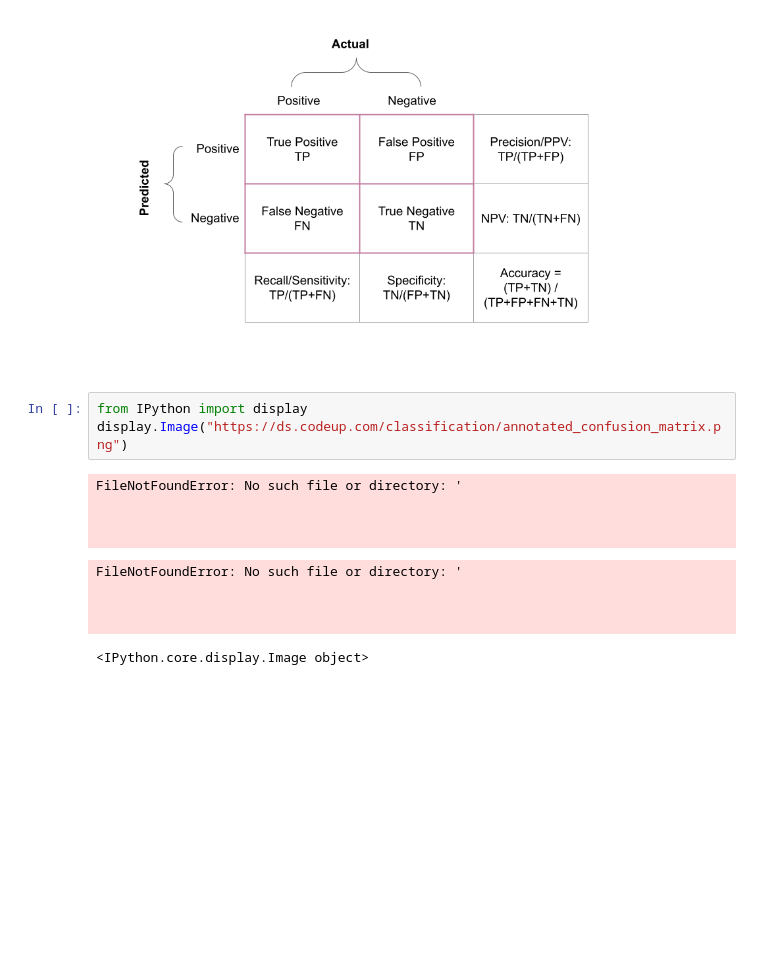
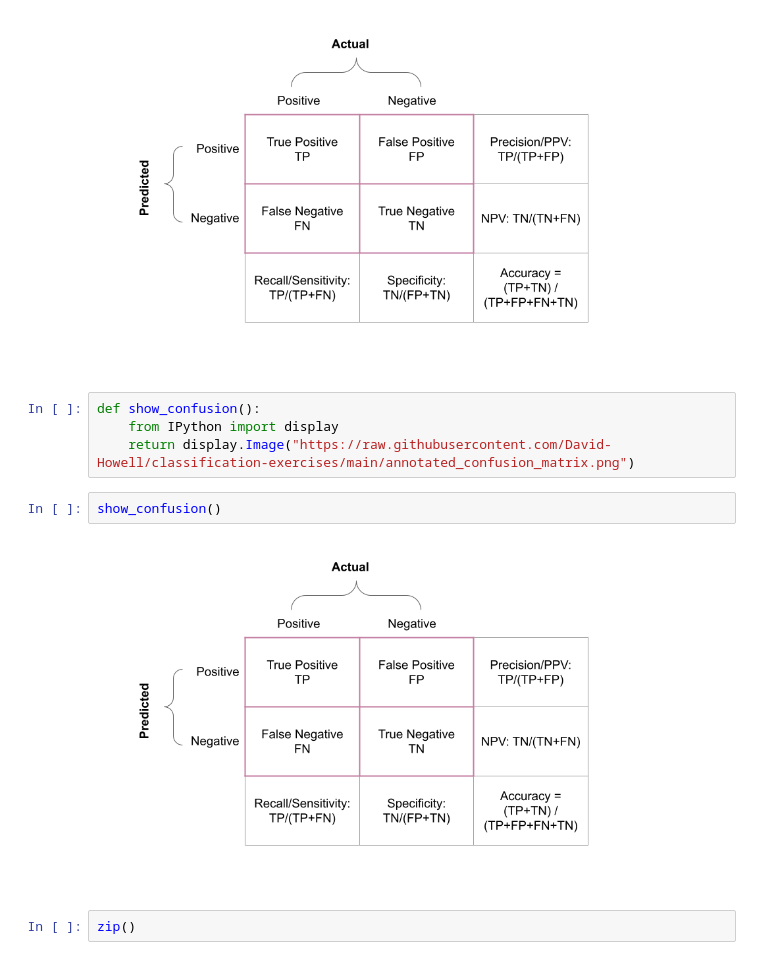
Before and after one commit to David-Howell/classification-exercises, a Jupyter notebook: model_evaluation.ipynb, the cells around one changed output. Saved outputs shown, nothing was run; the diff lists cells and outputs as text; blank space fills up the shorter version.

```diff
--- a/model_evaluation.ipynb
+++ b/model_evaluation.ipynb
@@ -337,15 +334,12 @@ weighted avg       0.82      0.81      0.81      5000
 # %% [markdown]
 ![annotated_confusion_matrix.png](attachment:annotated_confusion_matrix.png)
 # %%
-from IPython import display
-display.Image("https://ds.codeup.com/classification/annotated_confusion_matrix.png")
+def show_confusion():
+    from IPython import display
+    return display.Image("https://raw.githubusercontent.com/David-Howell/classification-exercises/main/annotated_confusion_matrix.png")
-# %% [output]
-FileNotFoundError: No such file or directory: '
-
-
-
-FileNotFoundError: No such file or directory: '
-
-
-
-<IPython.core.display.Image object>
+# %%
+show_confusion()
+# %% [output]
+[figure, added]
+# %%
+zip()
```
Also changed, not shown: parts of 7 cells of this notebook.
